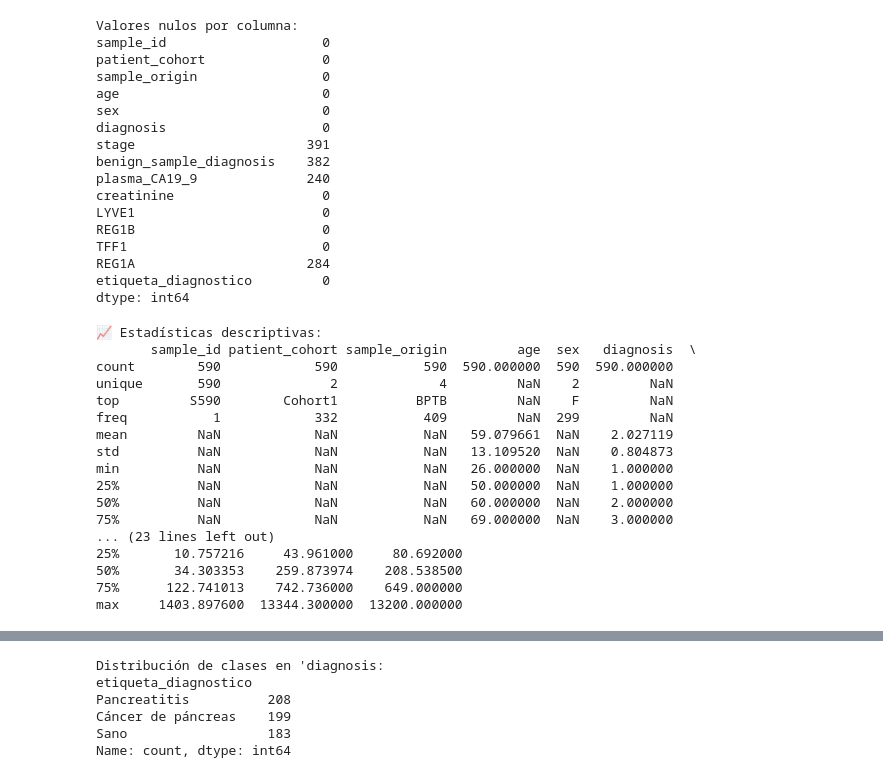
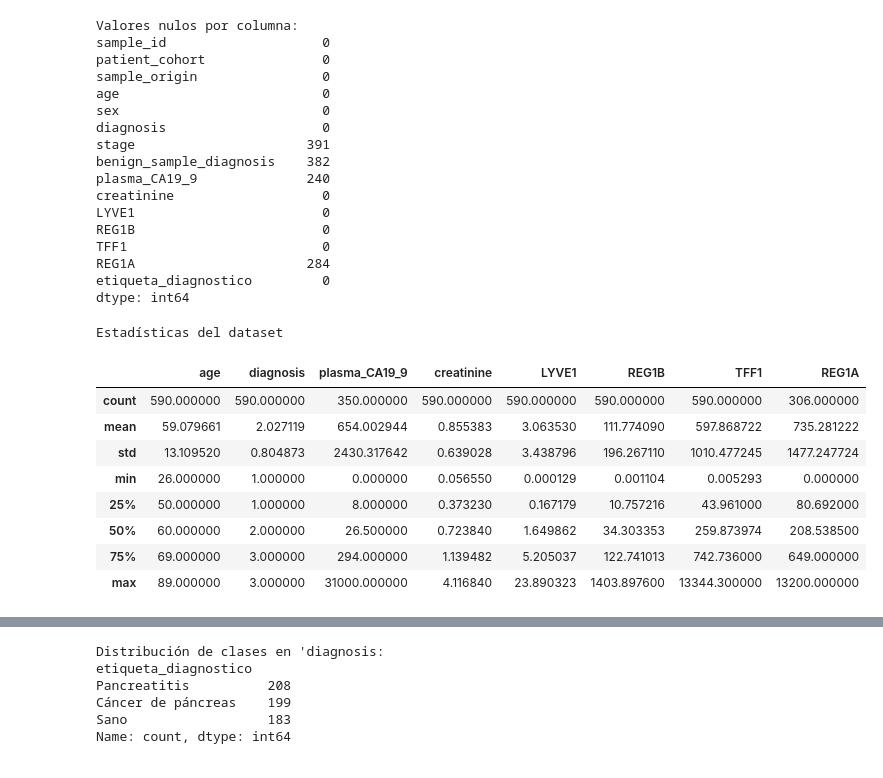
Before and after one commit to Pepe08tn/Proyecto-PIA-2025, a Jupyter notebook: notebooks/note.ipynb, the cells around one changed output, grey strips where cells are left out. Cells and saved outputs as stored; diff of their text form; code cells hidden in the pictures.

```diff
--- a/notebooks/note.ipynb
+++ b/notebooks/note.ipynb
@@ -84,23 +80,16 @@ REG1A                      284
 etiqueta_diagnostico         0
 dtype: int64
 # %%
-print("📈 Estadísticas descriptivas:")
-print(df.describe(include='all'))
+print("Estadísticas del dataset")
+df.describe()
 # %% [output]
-📈 Estadísticas descriptivas:
-       sample_id patient_cohort sample_origin         age  sex   diagnosis  \
-count        590            590           590  590.000000  590  590.000000
-unique       590              2             4         NaN    2         NaN
-top         S590        Cohort1          BPTB         NaN    F         NaN
-freq           1            332           409         NaN  299         NaN
-mean         NaN            NaN           NaN   59.079661  NaN    2.027119
-std          NaN            NaN           NaN   13.109520  NaN    0.804873
-min          NaN            NaN           NaN   26.000000  NaN    1.000000
-25%          NaN            NaN           NaN   50.000000  NaN    1.000000
-50%          NaN            NaN           NaN   60.000000  NaN    2.000000
-75%          NaN            NaN           NaN   69.000000  NaN    3.000000
-... (23 lines left out)
-25%       10.757216     43.961000     80.692000
-50%       34.303353    259.873974    208.538500
-75%      122.741013    742.736000    649.000000
-max     1403.897600  13344.300000  13200.000000
+Estadísticas del dataset
+|  | age | diagnosis | plasma_CA19_9 | creatinine | LYVE1 | REG1B | TFF1 | REG1A |
+| count | 590.000000 | 590.000000 | 350.000000 | 590.000000 | 590.000000 | 590.000000 | 590.000000 | 306.000000 |
+| mean | 59.079661 | 2.027119 | 654.002944 | 0.855383 | 3.063530 | 111.774090 | 597.868722 | 735.281222 |
+| std | 13.109520 | 0.804873 | 2430.317642 | 0.639028 | 3.438796 | 196.267110 | 1010.477245 | 1477.247724 |
+| min | 26.000000 | 1.000000 | 0.000000 | 0.056550 | 0.000129 | 0.001104 | 0.005293 | 0.000000 |
+| 25% | 50.000000 | 1.000000 | 8.000000 | 0.373230 | 0.167179 | 10.757216 | 43.961000 | 80.692000 |
+| 50% | 60.000000 | 2.000000 | 26.500000 | 0.723840 | 1.649862 | 34.303353 | 259.873974 | 208.538500 |
+| 75% | 69.000000 | 3.000000 | 294.000000 | 1.139482 | 5.205037 | 122.741013 | 742.736000 | 649.000000 |
+| max | 89.000000 | 3.000000 | 31000.000000 | 4.116840 | 23.890323 | 1403.897600 | 13344.300000 | 13200.000000 |
```
Also changed, not shown: parts of 7 cells of this notebook, 1 other file.
